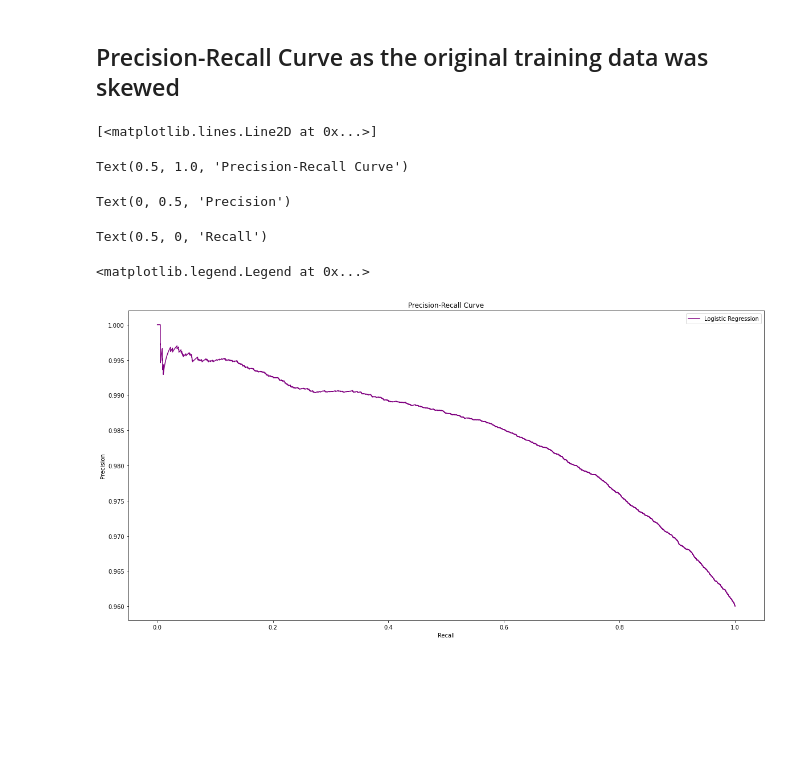
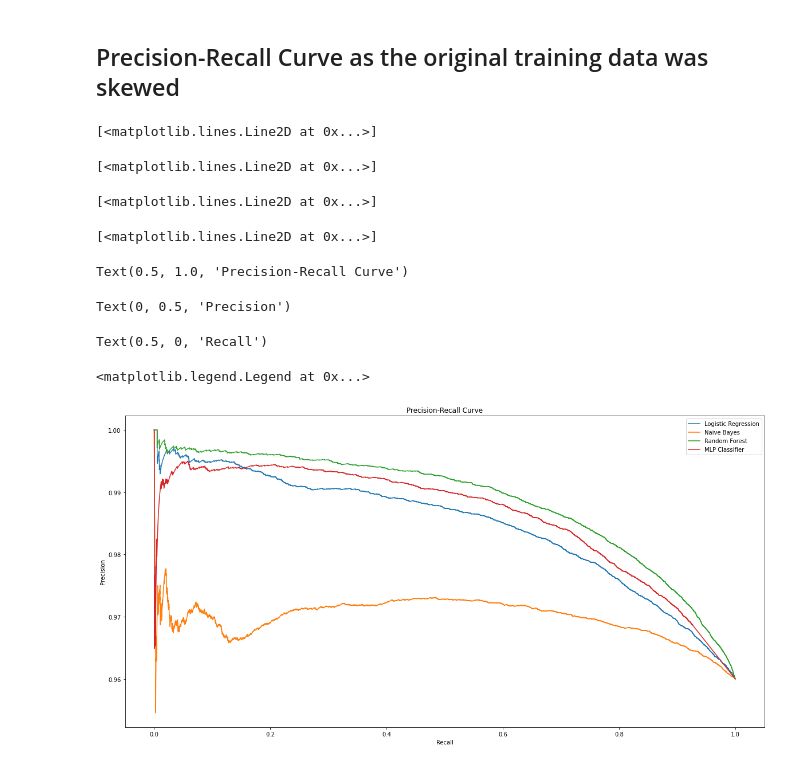
Before and after one commit to vinitmishra86/BiNit, a Jupyter notebook: BRFSS _ML_Final.ipynb, the cells around one changed output. Cells and saved outputs as stored; diff of their text form; code cells hidden in the pictures; blank space fills up the shorter version.

Commit message:
Update BRFSS _ML_Final.ipynb
added MLP Classifier

```diff
--- a/BRFSS _ML_Final.ipynb
+++ b/BRFSS _ML_Final.ipynb
@@ -453,6 +453,8 @@ print(classification_report(y_test, nb_y_pred_res))
     accuracy                           0.37     71179
    macro avg       0.51      0.55      0.30     71179
 weighted avg       0.93      0.37      0.50     71179
+# %%
+y_score_nb = gnb.predict_proba(X_test)[:, 1]
 # %% [markdown]
 ## Random Forest using SKLearn
 # %%
@@ -494 +496,3 @@ warnings.filterwarnings('ignore')
 weighted avg       0.94      0.91      0.92     71179
+# %%
+y_score_rf = random_forest_model.predict_proba(X_test)[:, 1]
@@ -494,0 +501,5 @@ weighted avg       0.94      0.91      0.92     71179
+# %%
+from sklearn.neural_network import MLPClassifier
+mlp = MLPClassifier(random_state = 5)
+mlp.fit(X_train_res, y_train_res)
+y_predict_mlp = mlp.predict(X_test)
@@ -495,3 +521,5 @@ weighted avg       0.94      0.91      0.92     71179
+# %%
+y_score_mlp = mlp.predict_proba(X_test)[:, 1]
 # %% [markdown]
 ## Support Vector Machine(SVM) from SKLearn
 # %%
@@ -547,21 +579,33 @@ plt.show();
 # %%
 from sklearn.metrics import precision_recall_curve
 #calculate precision and recall
-precision, recall, thresholds = precision_recall_curve(y_test_bi, y_score)
+precision_log, recall_log, thresholds_log = precision_recall_curve(y_test_bi, y_score_log)
+
+precision_nb, recall_nb, thresholds_nb = precision_recall_curve(y_test_bi, y_score_nb)
+
+precision_rf, recall_rf, thresholds_rf = precision_recall_curve(y_test_bi, y_score_rf)
+
+precision_mlp, recall_mlp, thresholds_mlp = precision_recall_curve(y_test_bi, y_score_mlp)
 #create precision recall curve
 fig, ax = plt.subplots()
-ax.plot(recall, precision,label='Logistic Regression', color='purple')
+ax.plot(recall_log, precision_log,label='Logistic Regression')
+ax.plot(recall_nb, precision_nb,label='Naive Bayes')
+ax.plot(recall_rf, precision_rf,label='Random Forest')
+ax.plot(recall_mlp, precision_mlp,label='MLP Classifier')
 #add axis labels to plot
 ax.set_title('Precision-Recall Curve')
 ax.set_ylabel('Precision')
 ax.set_xlabel('Recall')
 plt.legend(loc='upper right')
 #display plot
 plt.show()
 # %% [output]
 [<matplotlib.lines.Line2D at 0x...>]
-Text(0.5, 1.0, 'Precision-Recall Curve')
+[<matplotlib.lines.Line2D at 0x...>]
-Text(0, 0.5, 'Precision')
+[<matplotlib.lines.Line2D at 0x...>]
-Text(0.5, 0, 'Recall')
+[<matplotlib.lines.Line2D at 0x...>]
-<matplotlib.legend.Legend at 0x...>
+Text(0.5, 1.0, 'Precision-Recall Curve')
+Text(0, 0.5, 'Precision')
+Text(0.5, 0, 'Recall')
+<matplotlib.legend.Legend at 0x...>
-[figure, old version]
+[figure, new version]
```
Also changed, not shown: parts of 8 cells of this notebook.
